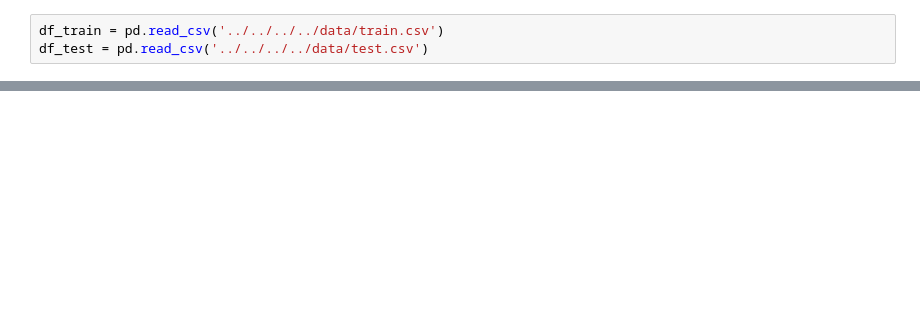
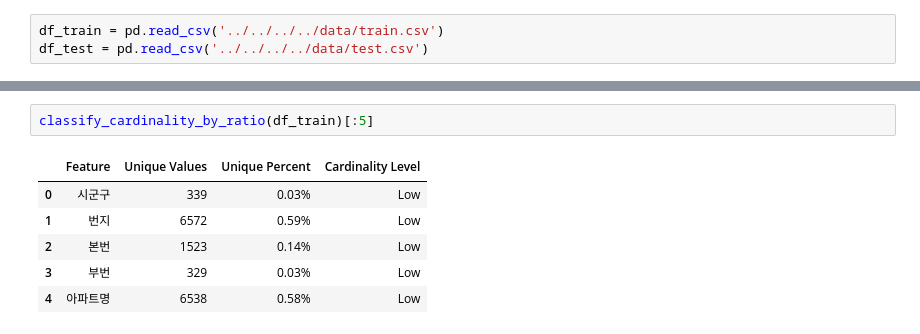
Before and after one commit to LMWoo/UpstageAILab_13, a Jupyter notebook: UpstageAILab_Competition/notebooks/lmw/EDA.ipynb, the cells around one changed output, grey strips where cells are left out. Saved outputs shown, nothing was run; the diff lists cells and outputs as text; blank space fills up the shorter version.

```diff
--- a/UpstageAILab_Competition/notebooks/lmw/EDA.ipynb
+++ b/UpstageAILab_Competition/notebooks/lmw/EDA.ipynb
@@ -117,4 +150,13 @@ def feature_summary(df, feature_name, custom_missing_value, show_graph):
 
     print("=" * 50)
     print(" " * 50)
+# %%
+classify_cardinality_by_ratio(df_train)[:5]
+# %% [output]
+|  | Feature | Unique Values | Unique Percent | Cardinality Level |
+| 0 | 시군구 | 339 | 0.03% | Low |
+| 1 | 번지 | 6572 | 0.59% | Low |
+| 2 | 본번 | 1523 | 0.14% | Low |
+| 3 | 부번 | 329 | 0.03% | Low |
+| 4 | 아파트명 | 6538 | 0.58% | Low |
 # %%
```
Also changed, not shown: parts of 3 cells of this notebook.
